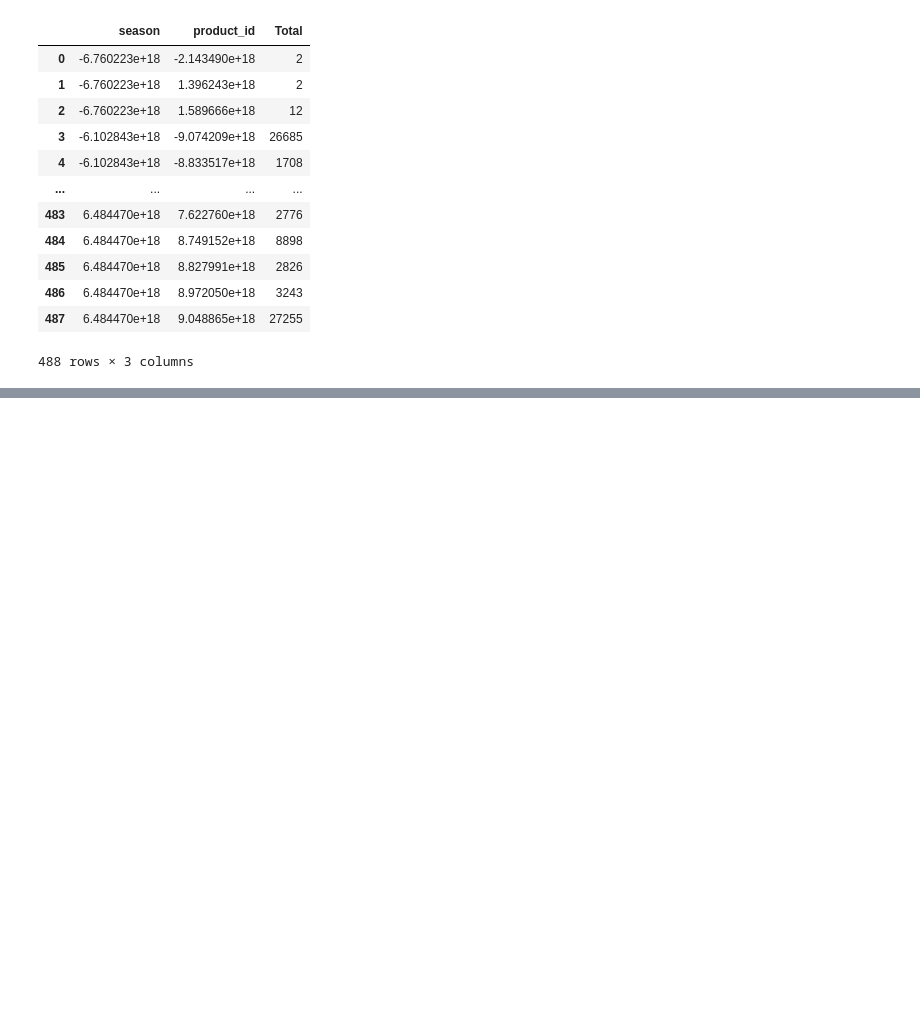
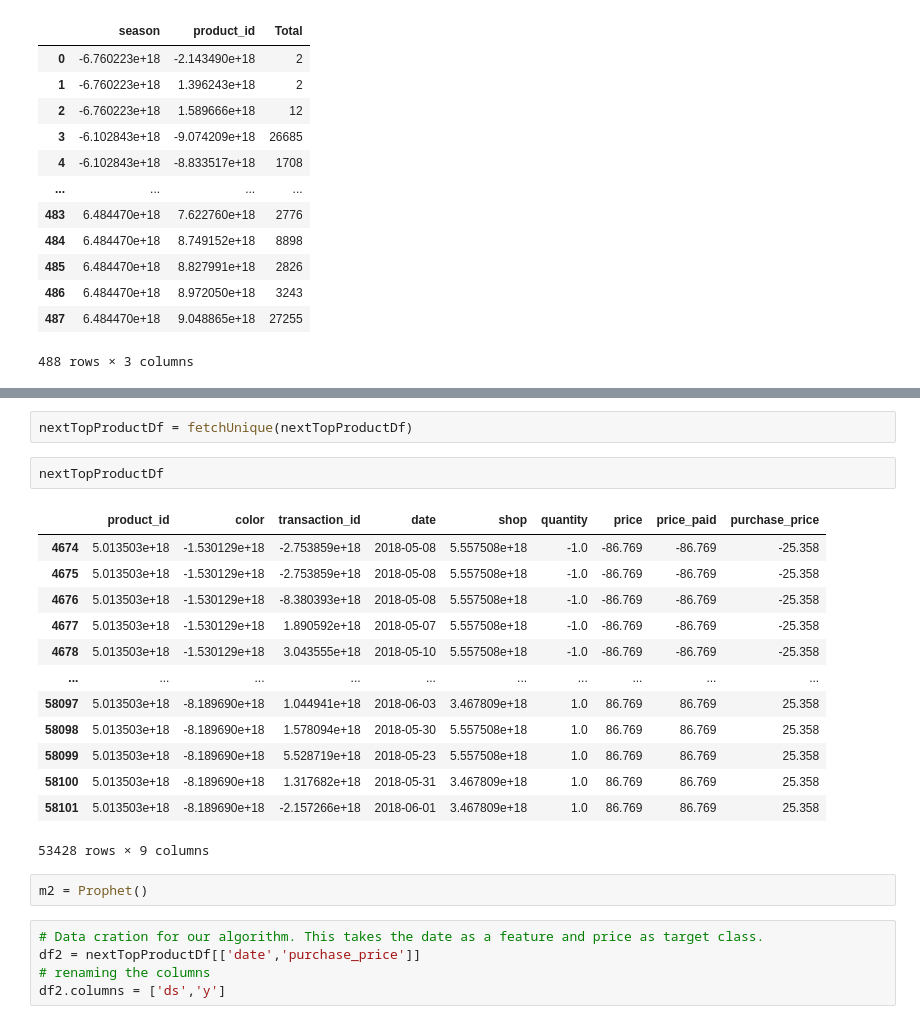
Before and after one commit to Aneruth/ProductSalesForecasting, a Jupyter notebook: Forecasting.ipynb, the cells around one changed output, grey strips where cells are left out. Saved outputs shown, nothing was run; the diff lists cells and outputs as text; blank space fills up the shorter version.

```diff
--- a/Forecasting.ipynb
+++ b/Forecasting.ipynb
@@ -479,0 +613,25 @@ Name: 487, dtype: float64
+# %%
+nextTopProductDf = fetchUnique(nextTopProductDf)
+# %%
+nextTopProductDf
+# %% [output]
+|  | product_id | color | transaction_id | date | shop | quantity | price | price_paid | purchase_price |
+| 4674 | 5.013503e+18 | -1.530129e+18 | -2.753859e+18 | 2018-05-08 | 5.557508e+18 | -1.0 | -86.769 | -86.769 | -25.358 |
+| 4675 | 5.013503e+18 | -1.530129e+18 | -2.753859e+18 | 2018-05-08 | 5.557508e+18 | -1.0 | -86.769 | -86.769 | -25.358 |
+| 4676 | 5.013503e+18 | -1.530129e+18 | -8.380393e+18 | 2018-05-08 | 5.557508e+18 | -1.0 | -86.769 | -86.769 | -25.358 |
+| 4677 | 5.013503e+18 | -1.530129e+18 | 1.890592e+18 | 2018-05-07 | 5.557508e+18 | -1.0 | -86.769 | -86.769 | -25.358 |
+| 4678 | 5.013503e+18 | -1.530129e+18 | 3.043555e+18 | 2018-05-10 | 5.557508e+18 | -1.0 | -86.769 | -86.769 | -25.358 |
+| ... | ... | ... | ... | ... | ... | ... | ... | ... | ... |
+| 58097 | 5.013503e+18 | -8.189690e+18 | 1.044941e+18 | 2018-06-03 | 3.467809e+18 | 1.0 | 86.769 | 86.769 | 25.358 |
+| 58098 | 5.013503e+18 | -8.189690e+18 | 1.578094e+18 | 2018-05-30 | 5.557508e+18 | 1.0 | 86.769 | 86.769 | 25.358 |
+| 58099 | 5.013503e+18 | -8.189690e+18 | 5.528719e+18 | 2018-05-23 | 5.557508e+18 | 1.0 | 86.769 | 86.769 | 25.358 |
+| 58100 | 5.013503e+18 | -8.189690e+18 | 1.317682e+18 | 2018-05-31 | 3.467809e+18 | 1.0 | 86.769 | 86.769 | 25.358 |
+| 58101 | 5.013503e+18 | -8.189690e+18 | -2.157266e+18 | 2018-06-01 | 3.467809e+18 | 1.0 | 86.769 | 86.769 | 25.358 |
+53428 rows × 9 columns
+# %%
+m2 = Prophet()
+# %%
+# Data cration for our algorithm. This takes the date as a feature and price as target class.
+df2 = nextTopProductDf[['date','purchase_price']]
+# renaming the columns
+df2.columns = ['ds','y']
```
Also changed, not shown: parts of 50 cells of this notebook.
